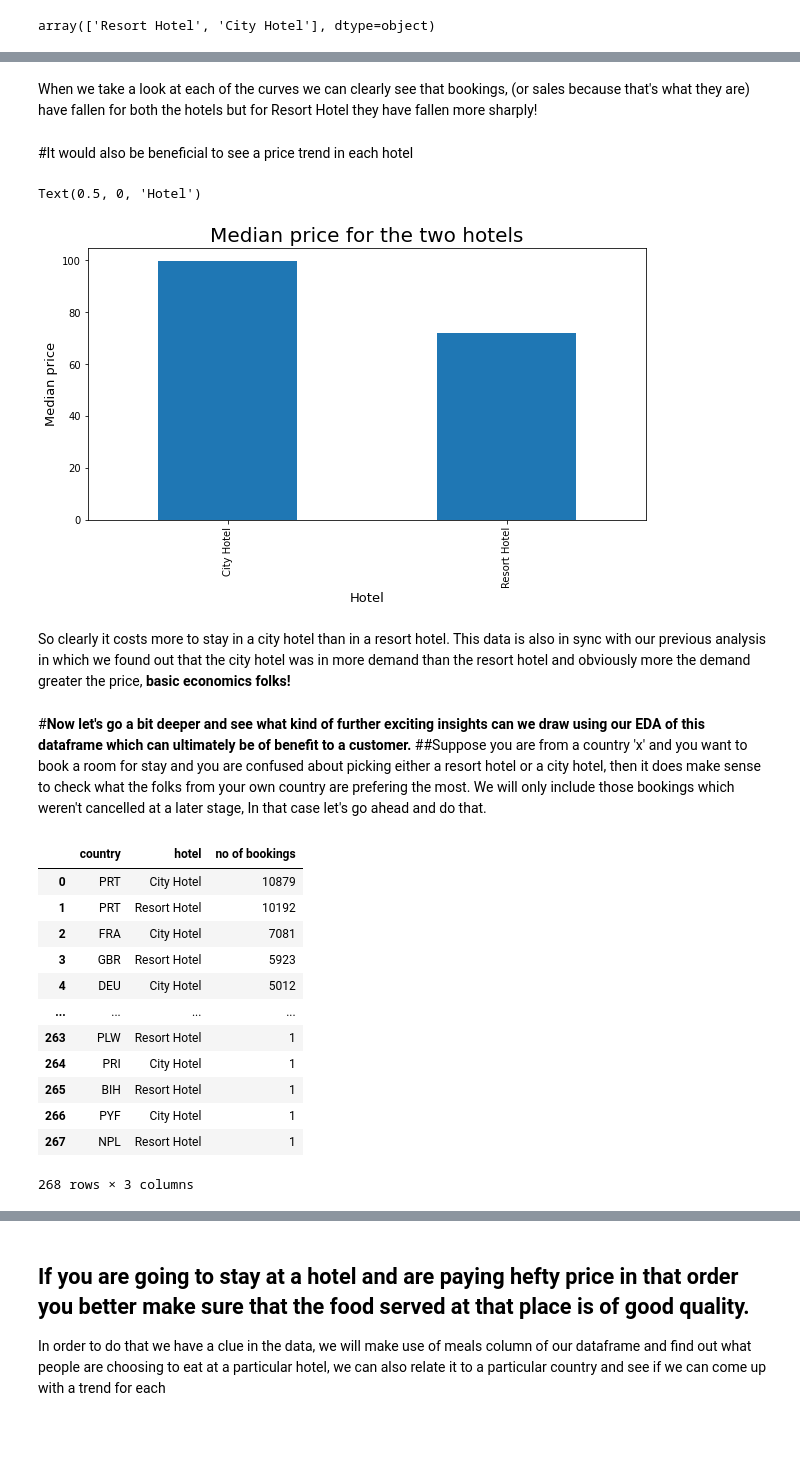
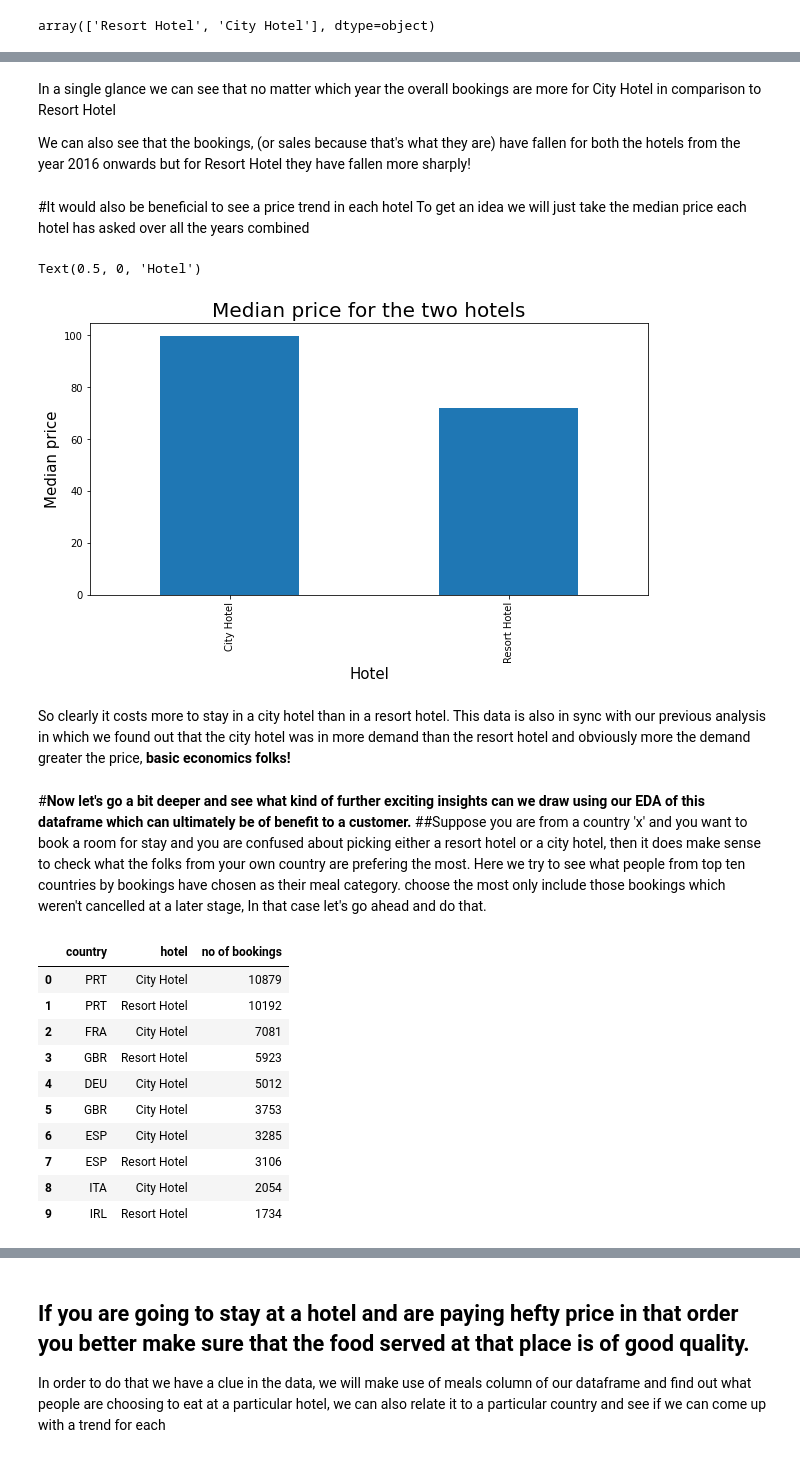
Before and after one commit to Tawheed-DS/Hotel-booking-analysis, a Jupyter notebook: CH_Tawheed_Hotel_Booking_Analysis_Capstone_Project.ipynb, the cells around one changed output, grey strips where cells are left out. Drawn from its saved outputs; the diff is of its cells as text; code cells hidden in the pictures; blank space fills up the shorter version.

```diff
--- a/CH_Tawheed_Hotel_Booking_Analysis_Capstone_Project.ipynb
+++ b/CH_Tawheed_Hotel_Booking_Analysis_Capstone_Project.ipynb
@@ -24,4 +24,4 @@ import seaborn as sns
 #Let's do some preliminary analysis for the start
 # %%
 #Read the Data file into a dataframe
-original_df = pd.read_csv(path)
+df = pd.read_csv(path)
@@ -135,7 +136,7 @@ features_to_be_dropped = ['arrival_date_week_number',
 ##Now we don't want to ruin the original data here so will begin with creating a copy of it so we can lay our hands on it without having to be afraid of ruining the whole show!
 # %%
 #Creating a copy of original dataframe using (.copy) method
-new_df = original_df.copy()
+new_df = df.copy()
 # %% [markdown]
 ##There are 4 missing values in the children column, we can easily assume that those people brought no children to the party!
  <i>Okay so let's assume that and also let's get on with dropping columns</i>
@@ -248,5 +230,8 @@ Text(0.5, 0, 'Year')
 # %% [markdown]
-When we take a look at each of the curves we can clearly see that bookings, (or sales because that's what they are) have fallen for both the hotels but for Resort Hotel they have fallen more sharply!
+In a single glance we can see that no matter which year the overall bookings are more for City Hotel in comparison to Resort Hotel
+
+We can also see that the bookings, (or sales because that's what they are) have fallen for both the hotels from the year 2016 onwards but for Resort Hotel they have fallen more sharply!
 # %% [markdown]
 #It would also be beneficial to see a price trend in each hotel
+ To get an idea we will just take the median price each hotel has asked over all the years combined
 # %%
@@ -254,22 +240,23 @@ median_price = Non_cancelled_bookings.groupby('hotel')['adr'].median()
 # %%
 #plot a bar graph for above data
 plt.rcParams['figure.figsize'] = (10, 5)
 
 median_price.plot(kind='bar')
 
 #Give title and x,y labels
 plt.title('Median price for the two hotels',fontdict = {'fontsize':20})
-plt.ylabel('Median price',fontdict = {'fontsize':13})
-plt.xlabel('Hotel',fontdict = {'fontsize':13})
+plt.ylabel('Median price',fontdict = {'fontsize':15})
+plt.xlabel('Hotel',fontdict = {'fontsize':15})
 # %% [output]
 Text(0.5, 0, 'Hotel')
-[figure, old version]
+[figure, new version]
 # %% [markdown]
 So clearly it costs more to stay in a city hotel than in a resort hotel. This data is also in sync with our previous analysis in which we found out that the city hotel was in more demand than the resort hotel and obviously more the demand greater the price, <b>basic economics folks! </b>
 # %% [markdown]
 #<b>Now let's go a bit deeper and see what kind of further exciting insights can we draw using our EDA of this dataframe which can ultimately be of benefit to a customer.</b>
 ##Suppose you are from a country 'x' and you want to book a room for stay and you are confused about picking either  a resort hotel or a city hotel, then it does make sense to check what the folks from your own country are prefering the most.
-We will only include those bookings which weren't cancelled at a later stage, In that case let's go ahead and do that.
+Here we try to see what people from top ten countries by bookings have chosen as their meal category.
+choose the most only include those bookings which weren't cancelled at a later stage, In that case let's go ahead and do that.
 # %%
 # Perform a groupby operation and obtain the value counts
 hotel_vs_country = new_df[new_df['is_canceled']==0].groupby('country',as_index=True)['hotel'].value_counts()
@@ -285,7 +272,9 @@ hotel_vs_country_df.columns= ['no of bookings']
 
 #We reset the index to make a full fledged dataframe
 hotel_vs_country_df = hotel_vs_country_df.reset_index()
-hotel_vs_country_df
+
+#Let's consider only top ten countries by bookings
+hotel_vs_country_df.head(10)
 # %% [output]
 |  | country | hotel | no of bookings |
 | 0 | PRT | City Hotel | 10879 |
@@ -293,10 +282,8 @@ hotel_vs_country_df
 | 2 | FRA | City Hotel | 7081 |
 | 3 | GBR | Resort Hotel | 5923 |
 | 4 | DEU | City Hotel | 5012 |
-| ... | ... | ... | ... |
-| 263 | PLW | Resort Hotel | 1 |
-| 264 | PRI | City Hotel | 1 |
-| 265 | BIH | Resort Hotel | 1 |
-| 266 | PYF | City Hotel | 1 |
-| 267 | NPL | Resort Hotel | 1 |
+| 5 | GBR | City Hotel | 3753 |
+| 6 | ESP | City Hotel | 3285 |
+| 7 | ESP | Resort Hotel | 3106 |
+| 8 | ITA | City Hotel | 2054 |
+| 9 | IRL | Resort Hotel | 1734 |
-268 rows × 3 columns
```
Also changed, not shown: parts of 23 cells of this notebook.
